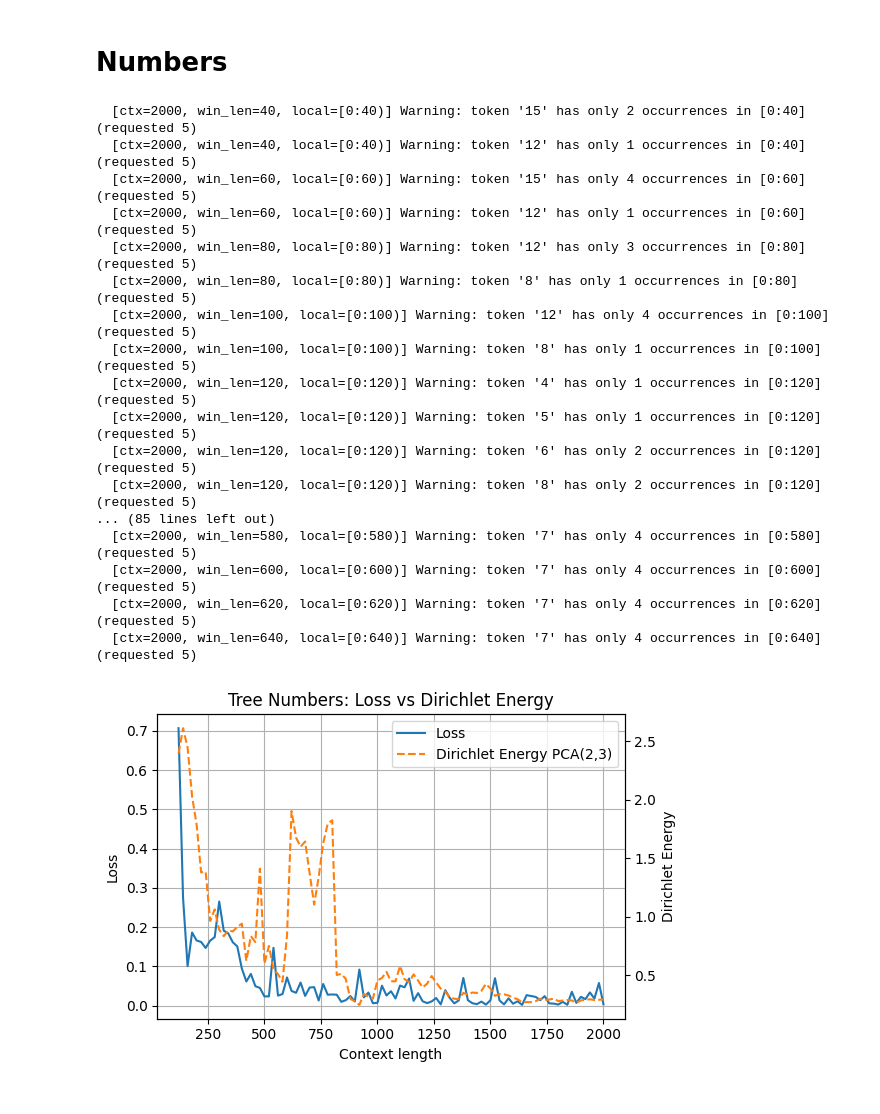
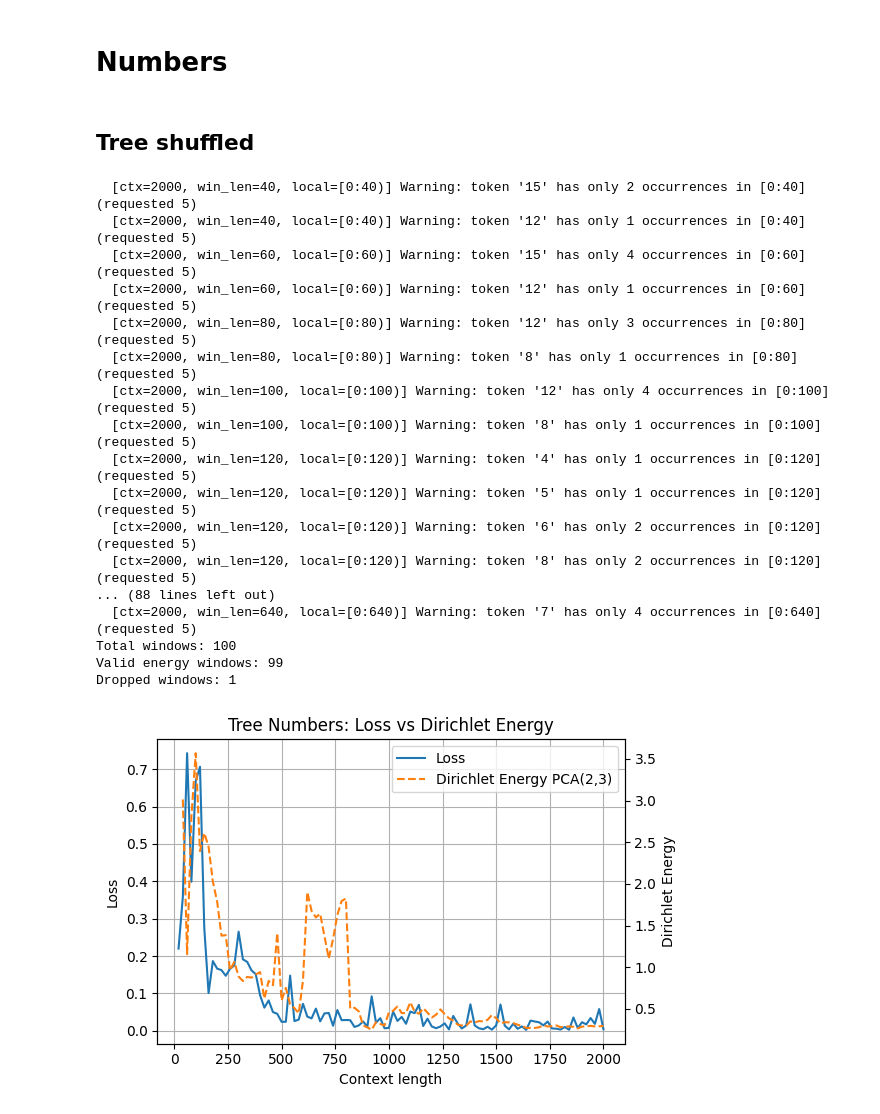
Before and after one commit to Project-Hindenburg/hico, a Jupyter notebook: notebooks/report_plots.ipynb, the cells around one changed output. Drawn from its saved outputs; the diff is of its cells as text; code cells hidden in the pictures.

Commit message:
report images

```diff
--- a/notebooks/report_plots.ipynb
+++ b/notebooks/report_plots.ipynb
@@ -16,7 +16,7 @@ from vis import (
 # %%
 def compute_aligned_loss_energy(
     directory: str,
-    vocab_path: Path = Path("../data/words_dict.txt"),
+    vocab_path: Path,
     graph_kind: str = "tree",
     win: int = 20,
     pca_k: int = 2,
@@ -40,7 +40,6 @@ def compute_aligned_loss_energy(
 
     # embeddings file (serve a compute_energy)
     embs_file = emb_dir / f"reprs_{directory}_line000000_layer{layer}.pt"
-    _ids_np, _emb_np = load_embeddings_pt(embs_file)
 
     # graph
     G = load_graph_from_txt(struct_path, kind=graph_kind)
@@ -454,5 +457,7 @@ plt.show()
 # %% [markdown]
 # Numbers
+# %% [markdown]
+## Tree shuffled
 # %%
 directory = "tree_numbers"
 VOCAB_PATH  = Path("../data/numbers_dict.txt")
@@ -474,7 +479,7 @@ x_tokens, loss_tree, energy_tree = compute_aligned_loss_energy(
     vocab_path=VOCAB_PATH,
     graph_kind=graph_kind,
     win=20,
-    pca_k=5,
+    pca_k=3,
     pc1=pc1,
     pc2=pc2,
     k_last=k_last,
@@ -501,7 +506,7 @@ plt.title(f"{directory.replace('_',' ').title()}: Loss vs Dirichlet Energy")
 fig.tight_layout()
 # fig.savefig(f"../plots/loss_{directory}.png", dpi=300, bbox_inches="tight")
 plt.show()
-win_opt = int(x_tokens[np.argmin(energy_tree)])
+win_opt = int(x_tokens[5:][np.argmin(energy_tree[5:])])
 
 fig, axes = plt.subplots(1, 2, figsize=(10, 5))
 
@@ -533,38 +538,38 @@ ids_layer_l = [hp_tree.word_to_tid[tok] for tok in toks_layer_l]
 
 mask_layer_l = np.isin(ids_np, ids_layer_l)
 emb_dendro = emb_np[mask_layer_l]
 ids_dendro = ids_np[mask_layer_l]
 
 
-centroids_id, centroids_emb = centroids_by_token(filtered_ids, filtered_embs)
+centroids_id, centroids_emb = centroids_by_token(ids_dendro, emb_dendro)
 
 hp_tree.plot_dendrogram_on_points(axes[1], centroids_id, centroids_emb, title=f"Context Win: 0:{win_opt}",
                                   method="ward", max_leaves=50, leaf_font_size=8)
 
 fig.suptitle(f"Dendrogram of embedding centroids - {directory.replace('_', ' ').title()}",
              fontsize=15, y=1.01)
 
 
 fig.tight_layout()
-fig.savefig(f"../plots/pca_{directory}.png", dpi=300, bbox_inches='tight')
+#fig.savefig(f"../plots/pca_{directory}.png", dpi=300, bbox_inches='tight')
 plt.show()
 # %% [output]
   [ctx=2000, win_len=40, local=[0:40)] Warning: token '15' has only 2 occurrences in [0:40] (requested 5)
   [ctx=2000, win_len=40, local=[0:40)] Warning: token '12' has only 1 occurrences in [0:40] (requested 5)
   [ctx=2000, win_len=60, local=[0:60)] Warning: token '15' has only 4 occurrences in [0:60] (requested 5)
   [ctx=2000, win_len=60, local=[0:60)] Warning: token '12' has only 1 occurrences in [0:60] (requested 5)
   [ctx=2000, win_len=80, local=[0:80)] Warning: token '12' has only 3 occurrences in [0:80] (requested 5)
   [ctx=2000, win_len=80, local=[0:80)] Warning: token '8' has only 1 occurrences in [0:80] (requested 5)
   [ctx=2000, win_len=100, local=[0:100)] Warning: token '12' has only 4 occurrences in [0:100] (requested 5)
   [ctx=2000, win_len=100, local=[0:100)] Warning: token '8' has only 1 occurrences in [0:100] (requested 5)
   [ctx=2000, win_len=120, local=[0:120)] Warning: token '4' has only 1 occurrences in [0:120] (requested 5)
   [ctx=2000, win_len=120, local=[0:120)] Warning: token '5' has only 1 occurrences in [0:120] (requested 5)
   [ctx=2000, win_len=120, local=[0:120)] Warning: token '6' has only 2 occurrences in [0:120] (requested 5)
   [ctx=2000, win_len=120, local=[0:120)] Warning: token '8' has only 2 occurrences in [0:120] (requested 5)
-... (85 lines left out)
-  [ctx=2000, win_len=580, local=[0:580)] Warning: token '7' has only 4 occurrences in [0:580] (requested 5)
-  [ctx=2000, win_len=600, local=[0:600)] Warning: token '7' has only 4 occurrences in [0:600] (requested 5)
-  [ctx=2000, win_len=620, local=[0:620)] Warning: token '7' has only 4 occurrences in [0:620] (requested 5)
+... (88 lines left out)
   [ctx=2000, win_len=640, local=[0:640)] Warning: token '7' has only 4 occurrences in [0:640] (requested 5)
+Total windows: 100
+Valid energy windows: 99
+Dropped windows: 1
-[figure, old version]
+[figure, new version]
 [figure]
```
Also changed, not shown: parts of 29 cells of this notebook, 24 other files.
